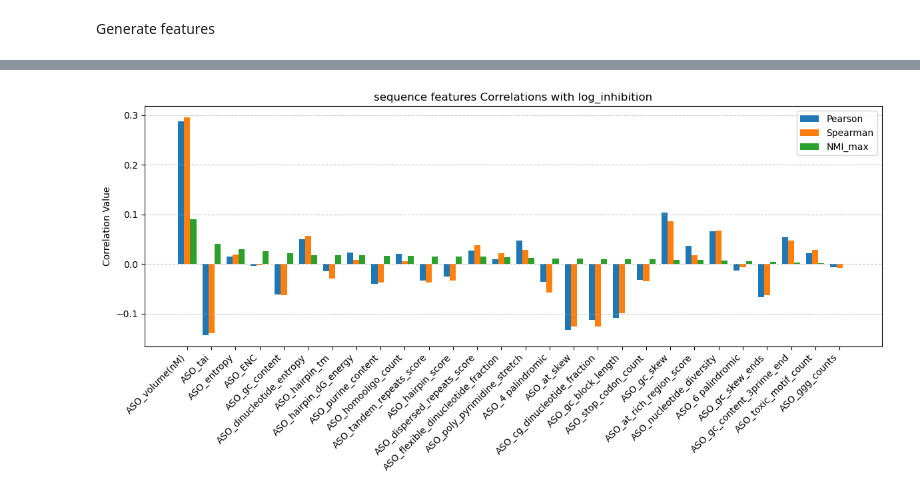
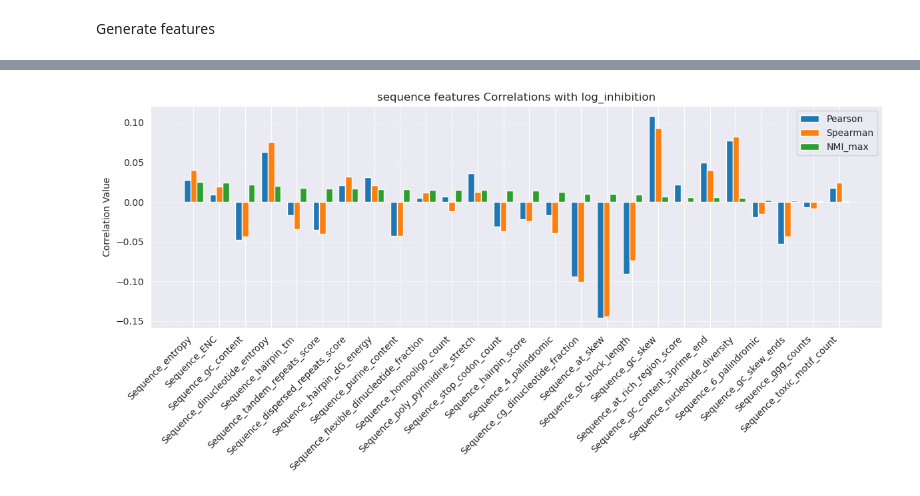
Before and after one commit to RedPenguin100/TAUSO, a Jupyter notebook: notebooks/features/sequence_properties/generate_seq_features.ipynb, the cells around one changed output, grey strips where cells are left out. Saved outputs shown, nothing was run; the diff lists cells and outputs as text; code cells hidden in the pictures.

Commit message:
Generate sequence features

```diff
--- a/notebooks/features/sequence_properties/generate_seq_features.ipynb
+++ b/notebooks/features/sequence_properties/generate_seq_features.ipynb
@@ -258,0 +70,16 @@ display(results_df)
+# %%
+# Define window sizes for context extraction
+FLANK_SIZES_PREMRNA = [20, 30, 40, 50, 60, 70]
+CDS_WINDOWS = [20, 30, 40, 50, 60, 70]
+
+# Run the optimized context generator
+# This adds columns like 'sense_sequence', 'flank_sequence_X', etc.
+df_with_features = add_external_mrna_and_context_columns(
+    df=all_data,
+    mapper=mapper,
+    gene_registry=ref_registry,
+    flank_sizes_premrna=FLANK_SIZES_PREMRNA,
+    flank_sizes_cds=CDS_WINDOWS
+)
+
+print("Genomic context added.")
@@ -258,0 +172,22 @@ display(results_df)
+# %%
+from notebooks.utils.correlation_test import analyze_feature_correlations
+
+# Define the list of features we just generated for filtering the result view
+seq_feature_list = [
+    'Sequence_purine_content', 'Sequence_gc_content', 'Sequence_ggg_counts', 'Sequence_ENC',
+    'Sequence_4_palindromic', 'Sequence_6_palindromic', 'Sequence_entropy', 'Sequence_hairpin_score',
+    'Sequence_toxic_motif_count', 'Sequence_hairpin_dG_energy', 'Sequence_hairpin_tm',
+    'Sequence_tandem_repeats_score', 'Sequence_dispersed_repeats_score',
+    'Sequence_flexible_dinucleotide_fraction', 'Sequence_gc_skew', 'Sequence_gc_skew_ends',
+    'Sequence_at_skew', 'Sequence_stop_codon_count', 'Sequence_nucleotide_diversity',
+    'Sequence_cg_dinucleotide_fraction', 'Sequence_poly_pyrimidine_stretch',
+    'Sequence_dinucleotide_entropy', 'Sequence_gc_block_length', 'Sequence_at_rich_region_score',
+    'Sequence_gc_content_3prime_end', 'Sequence_homooligo_count'
+]
+
+# Analyze Correlations
+results_df = analyze_feature_correlations(df_with_features, target='log_inhibition')
+
+# Display the subset of results relevant to this notebook
+print("Correlation Results for Sequence Features:")
+display(results_df[results_df['Feature'].isin(seq_feature_list)])
@@ -259,7 +213,7 @@ display(results_df)
 # %%
-from notebooks.features.RNaseH.correlation_test import plot_feature_correlations_by_prefix
-plot_feature_correlations_by_prefix(results_df, prefix='ASO_', title='sequence features Correlations with log_inhibition')
+from notebooks.utils.correlation_test import plot_feature_correlations_by_prefix
+plot_feature_correlations_by_prefix(results_df, prefix='Sequence_', title='sequence features Correlations with log_inhibition')
 # %% [output]
-[figure, old version]
+[figure, new version]
 # %%
 from notebooks.features.feature_extraction import save_feature
```
Also changed, not shown: parts of 41 cells of this notebook, 26 other files.
